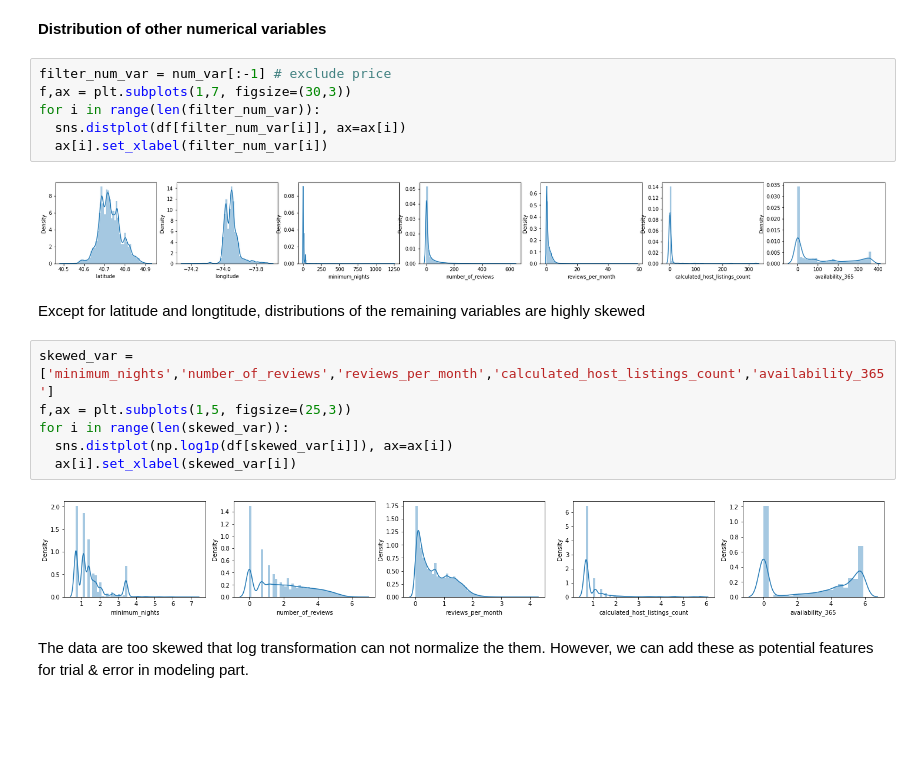
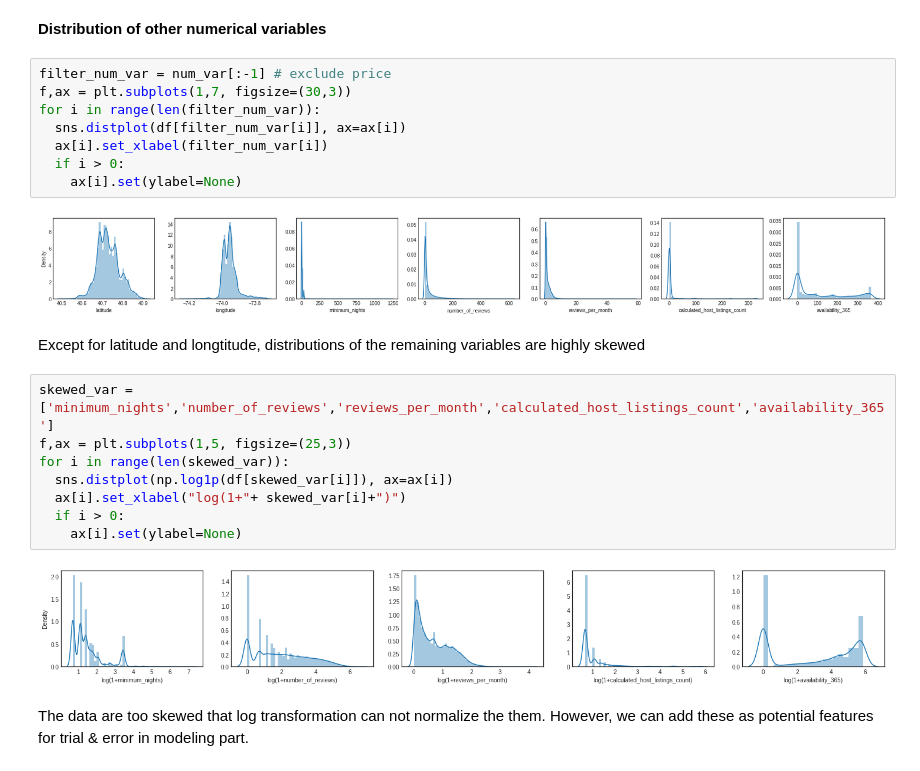
Before and after one commit to nguyen-nhat-mai/ensemble_project, a Jupyter notebook: Airbnb_Price_Prediction.ipynb, the cells around one changed output. Saved outputs shown, nothing was run; the diff lists cells and outputs as text; blank space fills up the shorter version.

```diff
--- a/Airbnb_Price_Prediction.ipynb
+++ b/Airbnb_Price_Prediction.ipynb
@@ -198,18 +198,22 @@ f,ax = plt.subplots(1,7, figsize=(30,3))
 for i in range(len(filter_num_var)):
   sns.distplot(df[filter_num_var[i]], ax=ax[i])
   ax[i].set_xlabel(filter_num_var[i])
+  if i > 0:
+    ax[i].set(ylabel=None)
 # %% [output]
-[figure, old version]
+[figure, new version]
 # %% [markdown]
 Except for latitude and longtitude, distributions of the remaining variables are highly skewed
 # %%
 skewed_var = ['minimum_nights','number_of_reviews','reviews_per_month','calculated_host_listings_count','availability_365']
 f,ax = plt.subplots(1,5, figsize=(25,3))
 for i in range(len(skewed_var)):
   sns.distplot(np.log1p(df[skewed_var[i]]), ax=ax[i])
-  ax[i].set_xlabel(skewed_var[i])
+  ax[i].set_xlabel("log(1+"+ skewed_var[i]+")")
+  if i > 0:
+    ax[i].set(ylabel=None)
 # %% [output]
-[figure, old version]
+[figure, new version]
 # %% [markdown]
 The data are too skewed that log transformation can not normalize the them. However, we can add these as potential features for trial & error in modeling part.
 # %%
```
Also changed, not shown: parts of 64 cells of this notebook.
